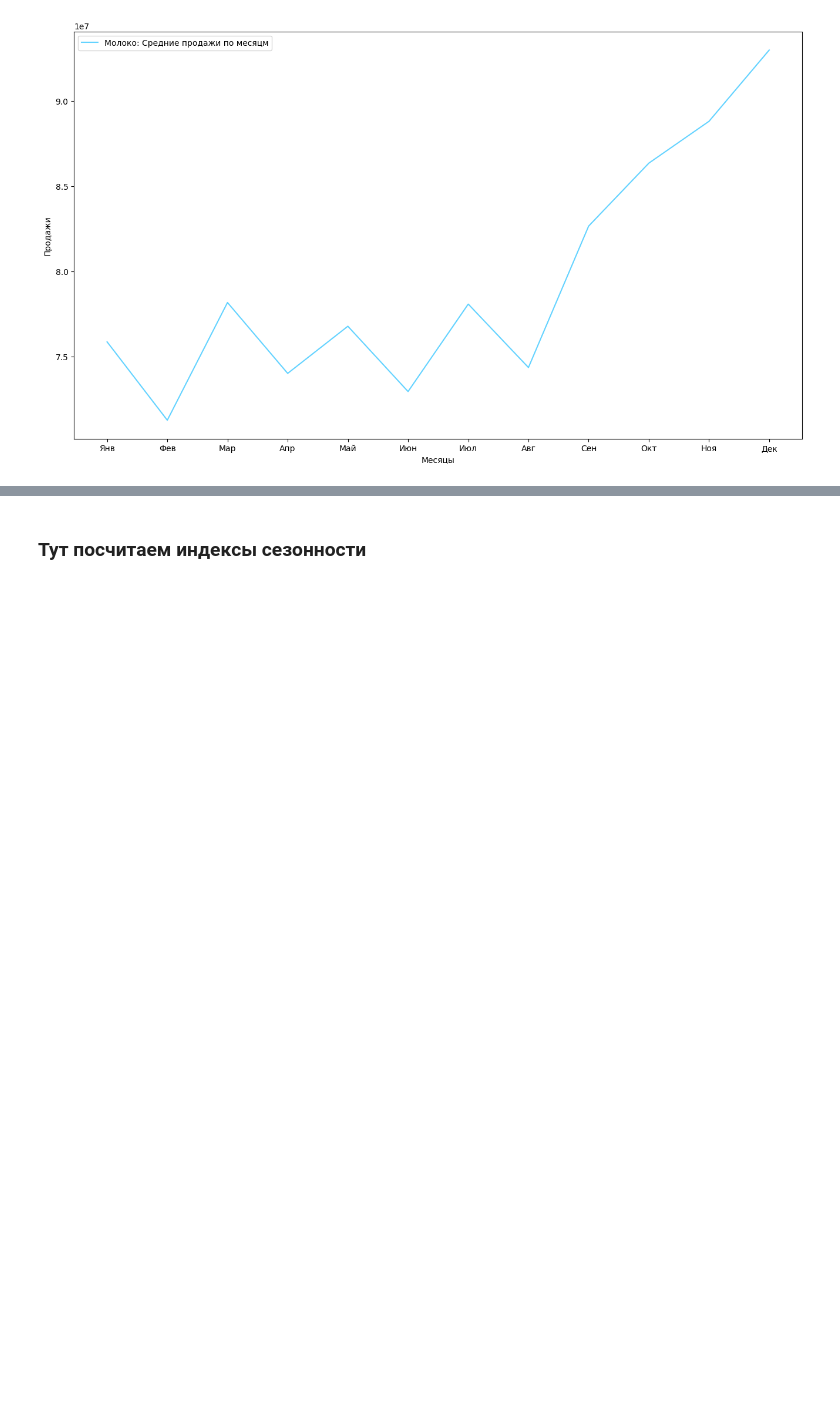
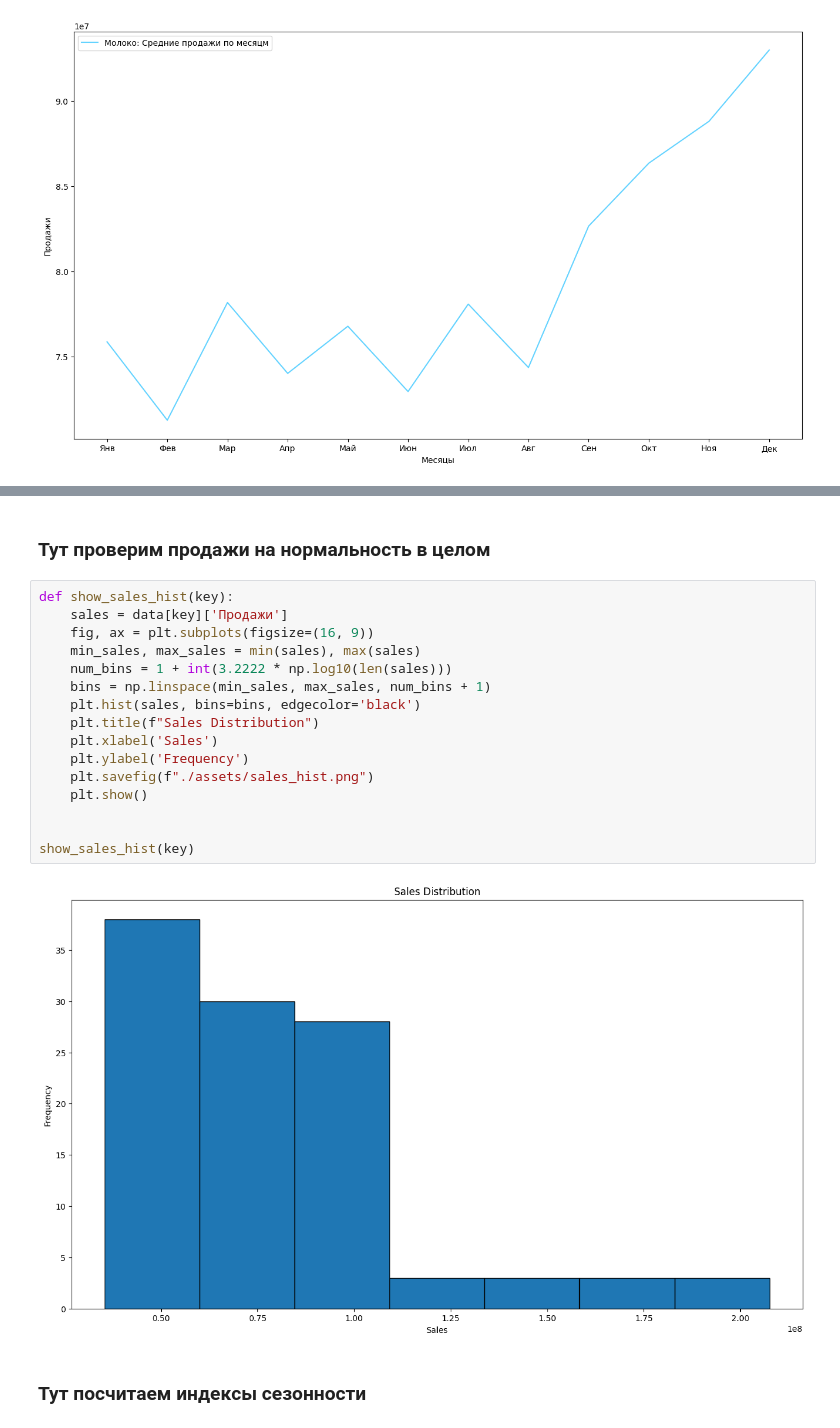
Before and after one commit to AltairkaGit/MilkStats, a Jupyter notebook: model.ipynb, the cells around one changed output, grey strips where cells are left out. Cells and saved outputs as stored; diff of their text form; blank space fills up the shorter version.

```diff
--- a/model.ipynb
+++ b/model.ipynb
@@ -174,3 +201,23 @@ show_months_mean(key)
+# %% [markdown]
+### Тут проверим продажи на нормальность в целом
+# %%
+def show_sales_hist(key):
+    sales = data[key]['Продажи']
+    fig, ax = plt.subplots(figsize=(16, 9))
+    min_sales, max_sales = min(sales), max(sales)
+    num_bins = 1 + int(3.2222 * np.log10(len(sales)))
+    bins = np.linspace(min_sales, max_sales, num_bins + 1)
+    plt.hist(sales, bins=bins, edgecolor='black')
+    plt.title(f"Sales Distribution")
+    plt.xlabel('Sales')
+    plt.ylabel('Frequency')
+    plt.savefig(f"./assets/sales_hist.png")
+    plt.show()
+
+
+show_sales_hist(key)
+# %% [output]
+[figure, added]
 # %% [markdown]
 ### Тут посчитаем индексы сезонности
 # %%
```
Also changed, not shown: parts of 6 cells of this notebook, 10 other files.
